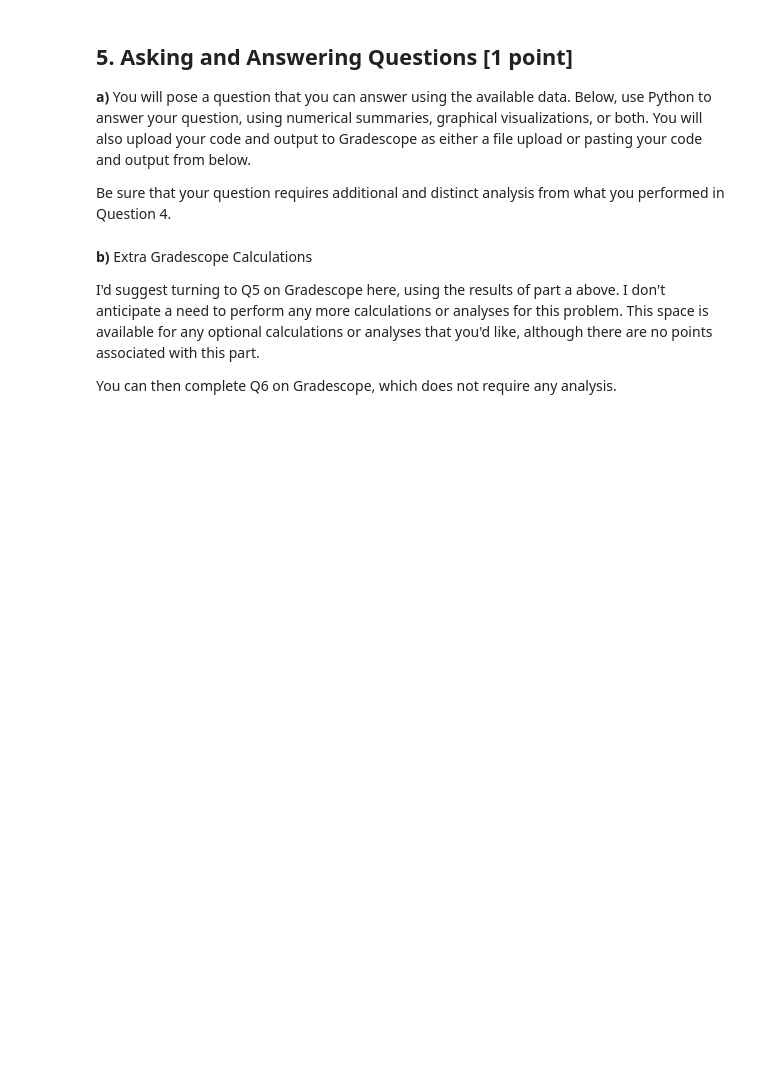
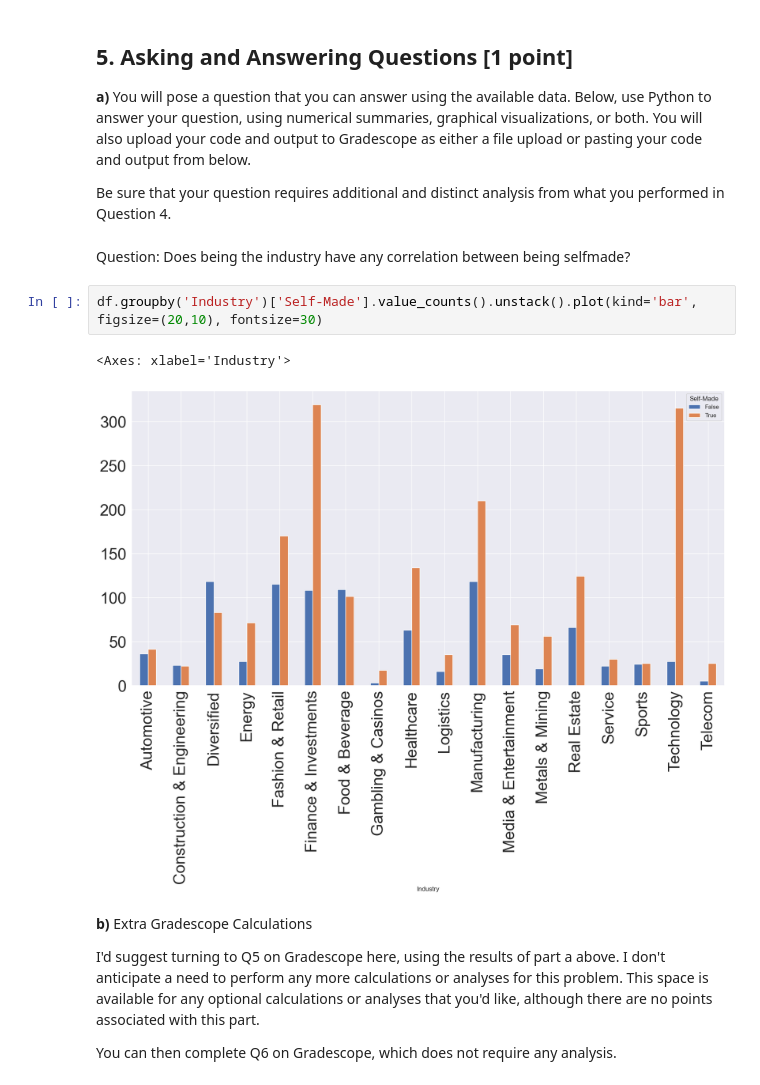
Before and after one commit to MatthewMandhyan/Stat207_clone, a Jupyter notebook: homework_01/homework_01.ipynb, the cells around one changed output. Cells and saved outputs as stored; diff of their text form; blank space fills up the shorter version.

```diff
--- a/homework_01/homework_01.ipynb
+++ b/homework_01/homework_01.ipynb
@@ -78,6 +122,13 @@ You may optionally further explore the data for Gradescope Q4 in part b.  You ca
 **a)** You will pose a question that you can answer using the available data.  Below, use Python to answer your question, using numerical summaries, graphical visualizations, or both.  You will also upload your code and output to Gradescope as either a file upload or pasting your code and output from below.
 
 Be sure that your question requires additional and distinct analysis from what you performed in Question 4.
+# %% [markdown]
+Question: Does being the industry have any correlation between being selfmade?
+# %%
+df.groupby('Industry')['Self-Made'].value_counts().unstack().plot(kind='bar', figsize=(20,10), fontsize=30)
+# %% [output]
+<Axes: xlabel='Industry'>
+[figure, added]
 # %% [markdown]
 **b)** Extra Gradescope Calculations
 
```
Also changed, not shown: parts of 7 cells of this notebook.
